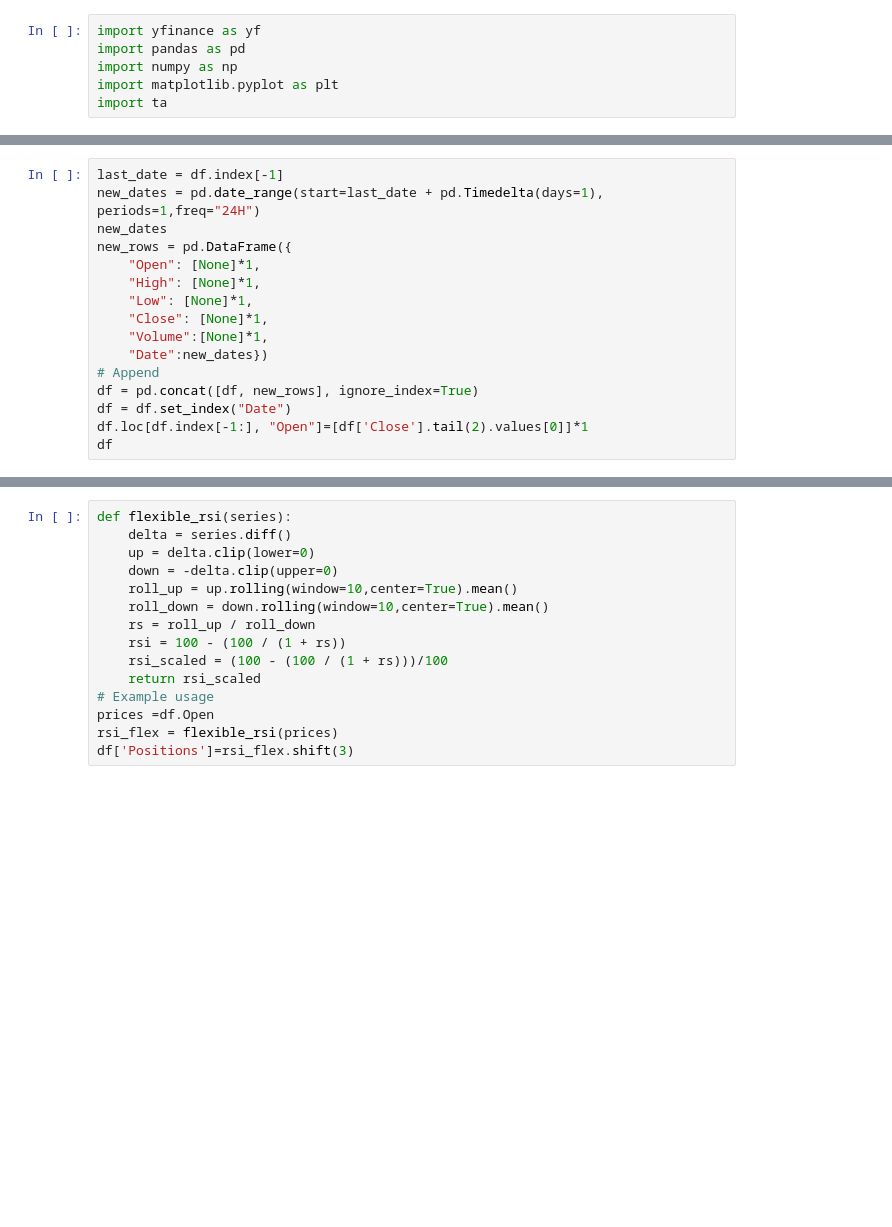
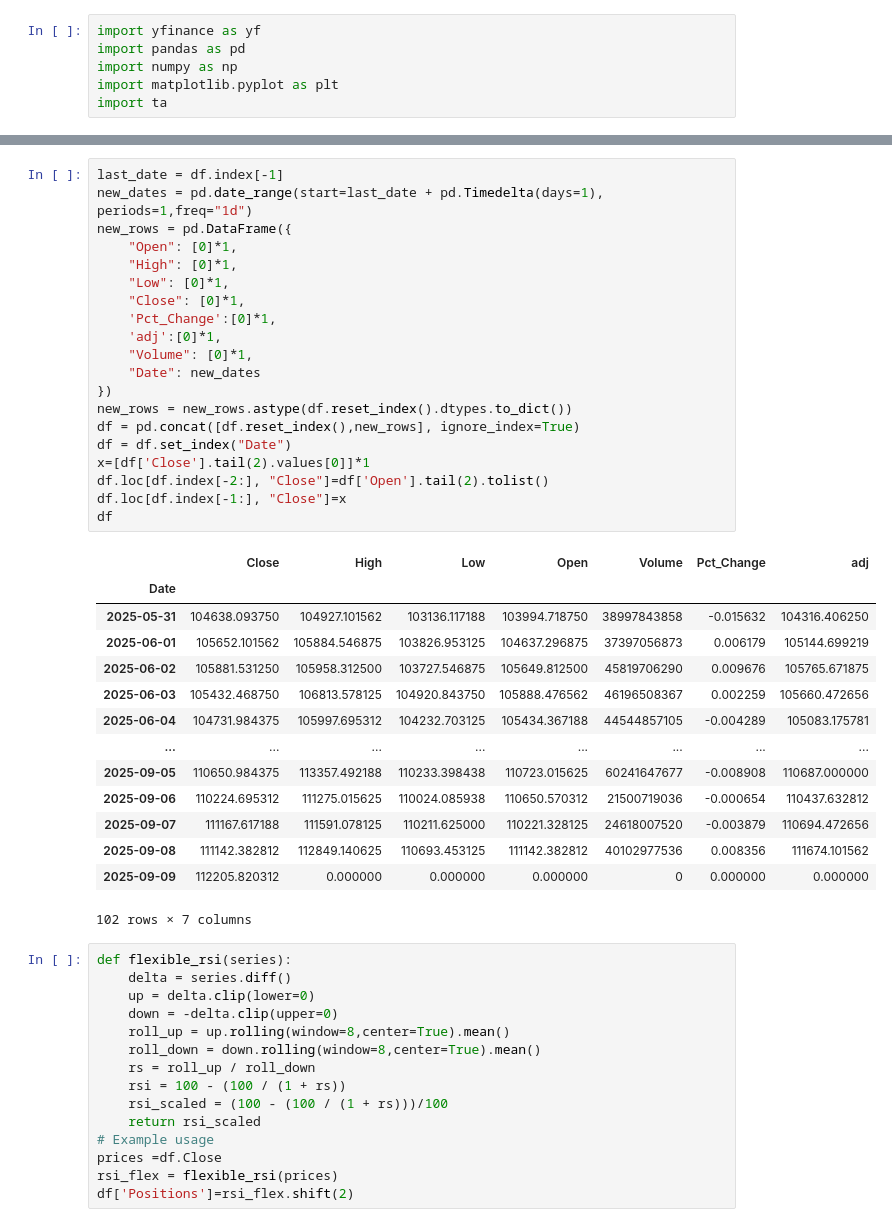
Before and after one commit to nafissaad/Tutorial1, a Jupyter notebook: Tutorial/My projects/My Portfolio/Untitled1.ipynb, the cells around one changed output, grey strips where cells are left out. Cells and saved outputs as stored; diff of their text form; blank space fills up the shorter version.

```diff
--- a/Tutorial/My projects/My Portfolio/Untitled1.ipynb
+++ b/Tutorial/My projects/My Portfolio/Untitled1.ipynb
@@ -38,16 +32,0 @@ df['Open'].tail(2).tolist()
-# %%
-last_date = df.index[-1]
-new_dates = pd.date_range(start=last_date + pd.Timedelta(days=1), periods=1,freq="24H")
-new_dates
-new_rows = pd.DataFrame({
-    "Open": [None]*1,
-    "High": [None]*1,
-    "Low": [None]*1,
-    "Close": [None]*1,
-    "Volume":[None]*1,
-    "Date":new_dates})
-# Append
-df = pd.concat([df, new_rows], ignore_index=True)
-df = df.set_index("Date")
-df.loc[df.index[-1:], "Open"]=[df['Close'].tail(2).values[0]]*1
-df
@@ -69,16 +33,51 @@ df
+# %%
+last_date = df.index[-1]
+new_dates = pd.date_range(start=last_date + pd.Timedelta(days=1), periods=1,freq="1d")
+new_rows = pd.DataFrame({
+    "Open": [0]*1,
+    "High": [0]*1,
+    "Low": [0]*1,
+    "Close": [0]*1,
+    'Pct_Change':[0]*1,
+    'adj':[0]*1,
+    "Volume": [0]*1,
+    "Date": new_dates
+})
+new_rows = new_rows.astype(df.reset_index().dtypes.to_dict())
+df = pd.concat([df.reset_index(),new_rows], ignore_index=True)
+df = df.set_index("Date")
+x=[df['Close'].tail(2).values[0]]*1
+df.loc[df.index[-2:], "Close"]=df['Open'].tail(2).tolist()
+df.loc[df.index[-1:], "Close"]=x
+df
+# %% [output]
+|  | Close | High | Low | Open | Volume | Pct_Change | adj |
+| Date |  |  |  |  |  |  |  |
+| 2025-05-31 | 104638.093750 | 104927.101562 | 103136.117188 | 103994.718750 | 38997843858 | -0.015632 | 104316.406250 |
+| 2025-06-01 | 105652.101562 | 105884.546875 | 103826.953125 | 104637.296875 | 37397056873 | 0.006179 | 105144.699219 |
+| 2025-06-02 | 105881.531250 | 105958.312500 | 103727.546875 | 105649.812500 | 45819706290 | 0.009676 | 105765.671875 |
+| 2025-06-03 | 105432.468750 | 106813.578125 | 104920.843750 | 105888.476562 | 46196508367 | 0.002259 | 105660.472656 |
+| 2025-06-04 | 104731.984375 | 105997.695312 | 104232.703125 | 105434.367188 | 44544857105 | -0.004289 | 105083.175781 |
+| ... | ... | ... | ... | ... | ... | ... | ... |
+| 2025-09-05 | 110650.984375 | 113357.492188 | 110233.398438 | 110723.015625 | 60241647677 | -0.008908 | 110687.000000 |
+| 2025-09-06 | 110224.695312 | 111275.015625 | 110024.085938 | 110650.570312 | 21500719036 | -0.000654 | 110437.632812 |
+| 2025-09-07 | 111167.617188 | 111591.078125 | 110211.625000 | 110221.328125 | 24618007520 | -0.003879 | 110694.472656 |
+| 2025-09-08 | 111142.382812 | 112849.140625 | 110693.453125 | 111142.382812 | 40102977536 | 0.008356 | 111674.101562 |
+| 2025-09-09 | 112205.820312 | 0.000000 | 0.000000 | 0.000000 | 0 | 0.000000 | 0.000000 |
+102 rows × 7 columns
 # %%
 def flexible_rsi(series):
     delta = series.diff()
     up = delta.clip(lower=0)
     down = -delta.clip(upper=0)
-    roll_up = up.rolling(window=10,center=True).mean()
-    roll_down = down.rolling(window=10,center=True).mean()
+    roll_up = up.rolling(window=8,center=True).mean()
+    roll_down = down.rolling(window=8,center=True).mean()
     rs = roll_up / roll_down
     rsi = 100 - (100 / (1 + rs))
     rsi_scaled = (100 - (100 / (1 + rs)))/100
     return rsi_scaled
 # Example usage
-prices =df.Open
+prices =df.Close
 rsi_flex = flexible_rsi(prices)
-df['Positions']=rsi_flex.shift(3)
+df['Positions']=rsi_flex.shift(2)
 # %%
```
Also changed, not shown: parts of 7 cells of this notebook.
